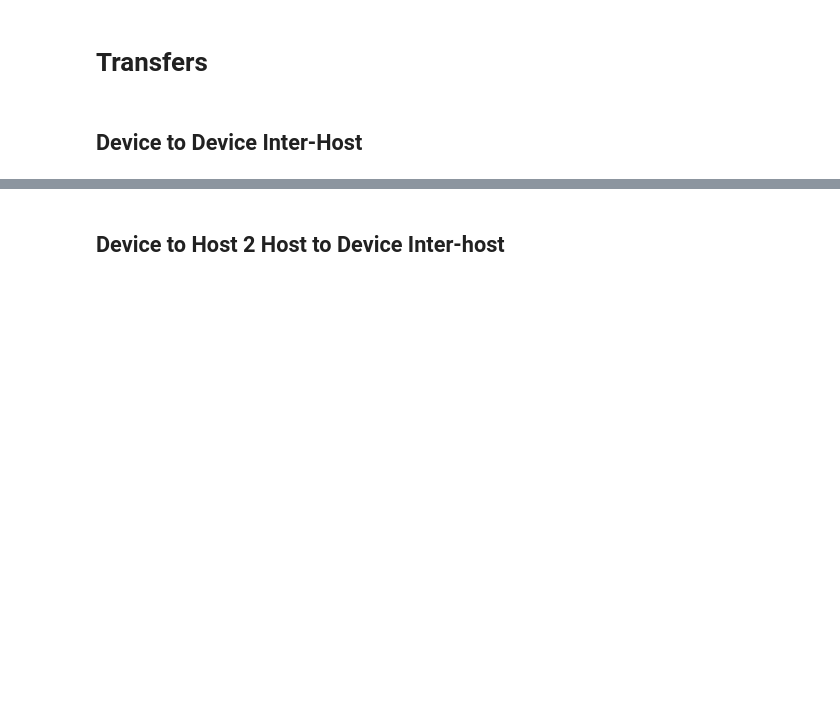
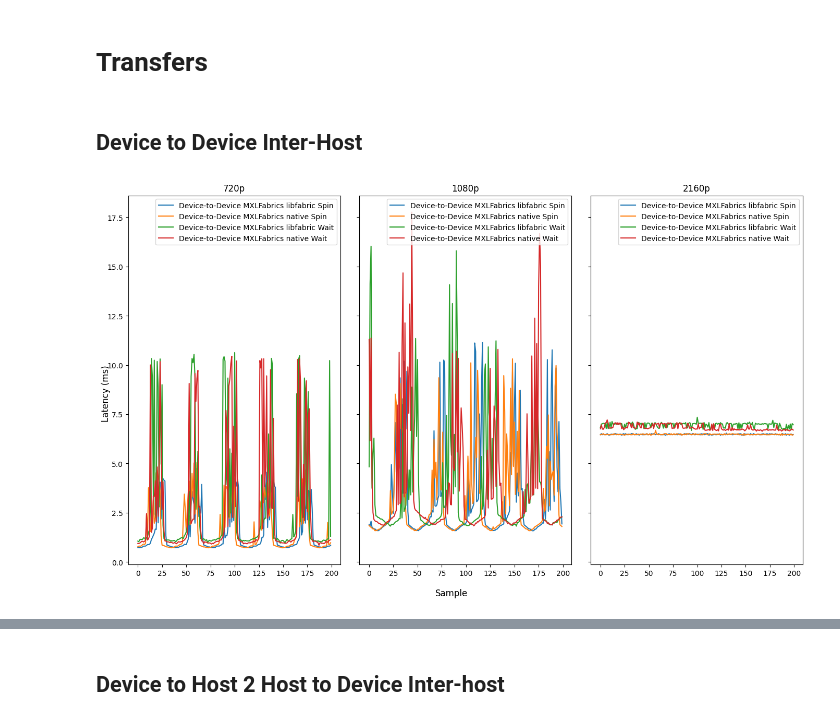
Before and after one commit to jonasohland/mts-fabrics-study, a Jupyter notebook: notebooks/mts-study.ipynb, the cells around one changed output, grey strips where cells are left out. Drawn from its saved outputs; the diff is of its cells as text; code cells hidden in the pictures; blank space fills up the shorter version.

```diff
--- a/notebooks/mts-study.ipynb
+++ b/notebooks/mts-study.ipynb
@@ -25,11 +28,51 @@ from great_tables import GT, style, loc
+# %%
+schema = pl.Schema({"Timers":pl.UInt64(), "TxTime":pl.UInt64(), "RxTime":pl.UInt64()})
 # %% [markdown]
 # Configuration
+# %%
+libraries = ["libfabric","native"]
+formats = [720,1080,2160]
+comp_methods = ["Spin", "Wait"]
 # %% [markdown]
 # Transfers
 # %% [markdown]
 ## Device to Device Inter-Host
 # %%
 # load data
+data_d2d_interhost = defaultdict(lambda: defaultdict(dict))
+
+for library in libraries:
+    for format in formats:
+        for comp in comp_methods:
+            data_d2d_interhost[library][format][comp] = pl.read_csv(f"../data/d2d-interhost/{format}/{library}/MXLFabrics+Cuda2Cuda+Verbs+Reflect+{comp}.csv", schema=schema)["Timers"]
+
+
 # transform to table view
-# plot graph
-# plot table
+data_table_d2d_interhost = {"Library":[], "Format":[], "Completion":[], "Mean":[], "Max":[], "STD":[]}
+for format in formats:
+    for comp in comp_methods:
+        for library in libraries:
+            y = data_d2d_interhost[library][format][comp]
+
+            data_table_d2d_interhost["Library"].append(library)
+            data_table_d2d_interhost["Format"].append(format)
+            data_table_d2d_interhost["Completion"].append(comp)
+            data_table_d2d_interhost["Mean"].append(round(y.mean())/1e6)
+            data_table_d2d_interhost["Max"].append(round(y.max())/1e6)
+            data_table_d2d_interhost["STD"].append(round(y.std())/1e6)
+# %%
+# plot graph
+plt.rcParams['figure.figsize'] = [14,8]
+fig, axs = plt.subplots(nrows=1,ncols=len(formats), sharex=True, sharey=True)
+fig.supylabel("Latency (ms)")
+fig.supxlabel("Sample")
+fig.tight_layout()
+
+for i, format in enumerate(formats):
+    axs[i].set_title(f"{format}p")
+    for comp in comp_methods:
+        for library in libraries:
+            axs[i].plot(data_d2d_interhost[library][format][comp]/1e6, label=f"Device-to-Device MXLFabrics {library} {comp}")
+            axs[i].legend()
+# %% [output]
+[figure, added]
```
Also changed, not shown: parts of 4 cells of this notebook, 2 other files.
